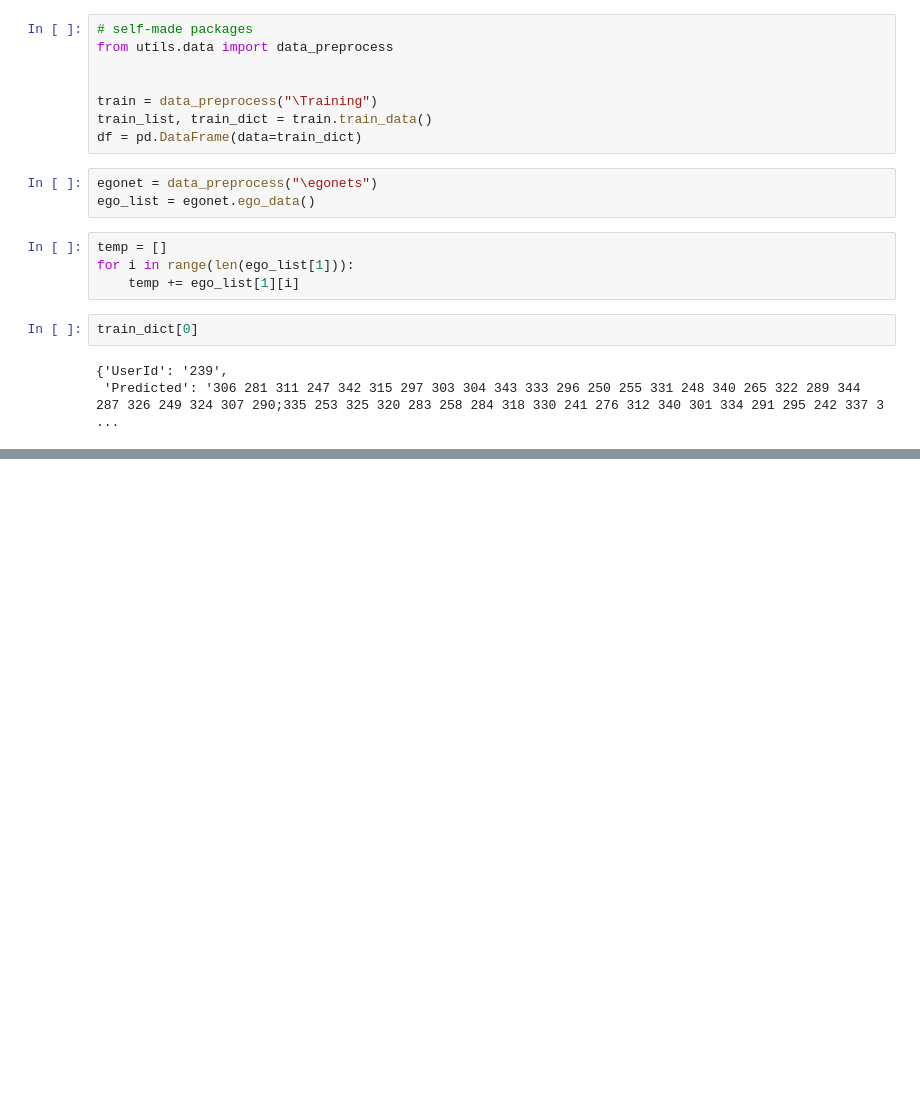
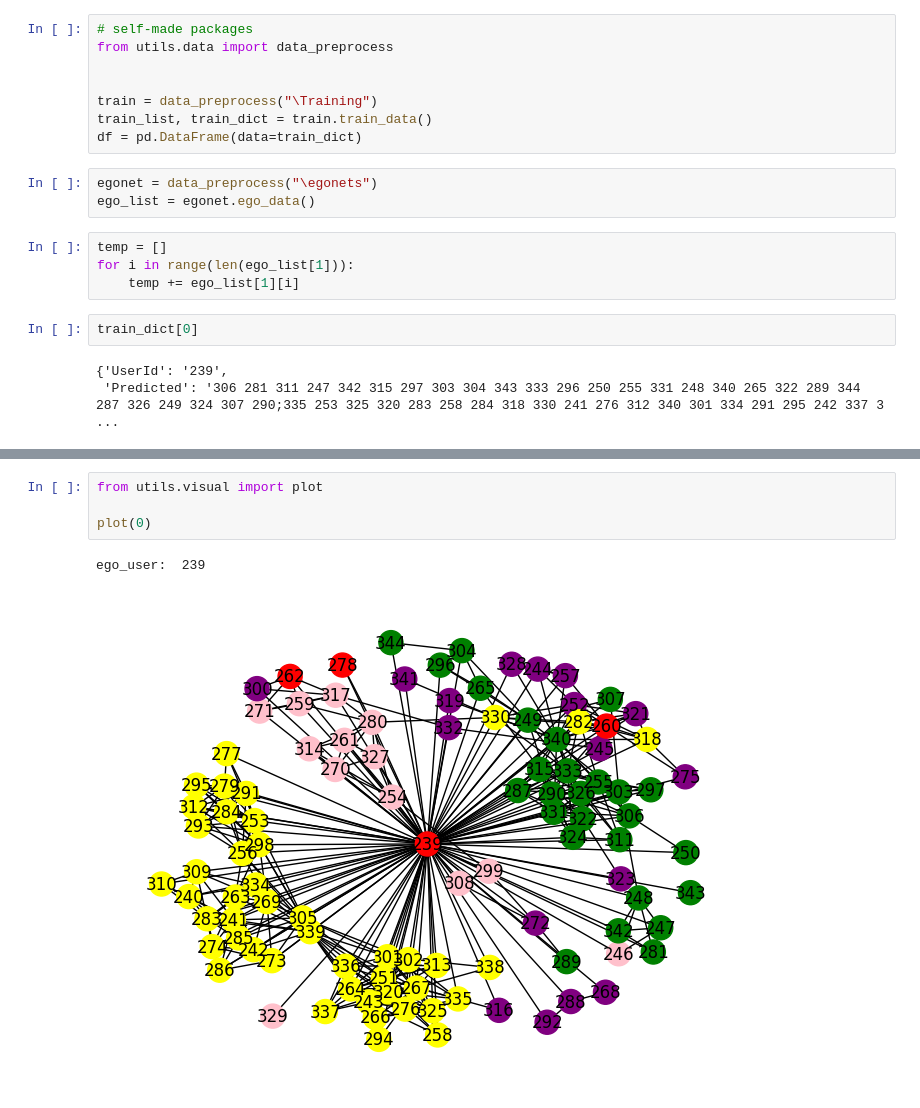
Before and after one commit to Xueyi-Chen-David/community_detection, a Jupyter notebook: main.ipynb, the cells around one changed output, grey strips where cells are left out. Saved outputs shown, nothing was run; the diff lists cells and outputs as text; blank space fills up the shorter version.

Commit message:
add visual packages

```diff
--- a/main.ipynb
+++ b/main.ipynb
@@ -58,0 +60,7 @@ users.iloc[list(set(temp))]
+# %%
+from utils.visual import plot
+
+plot(0)
+# %% [output]
+ego_user:  239
+[figure, added]
```
Also changed, not shown: parts of 3 cells of this notebook, 3 other files.
